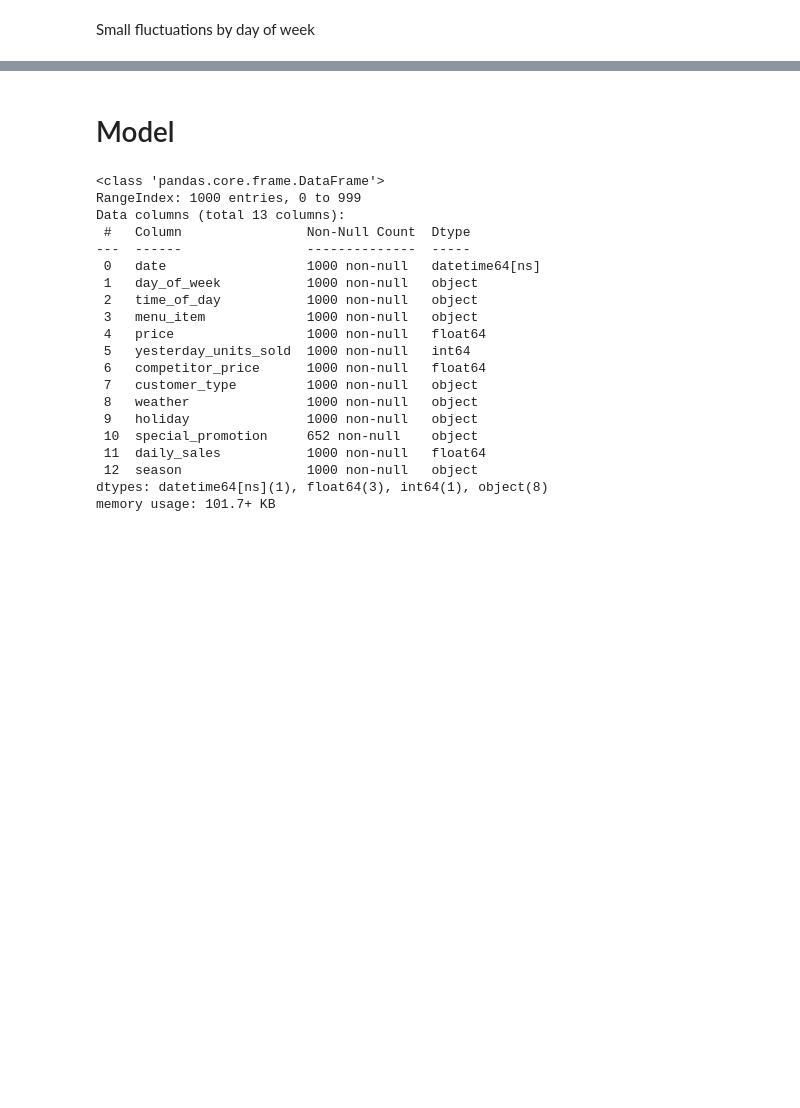
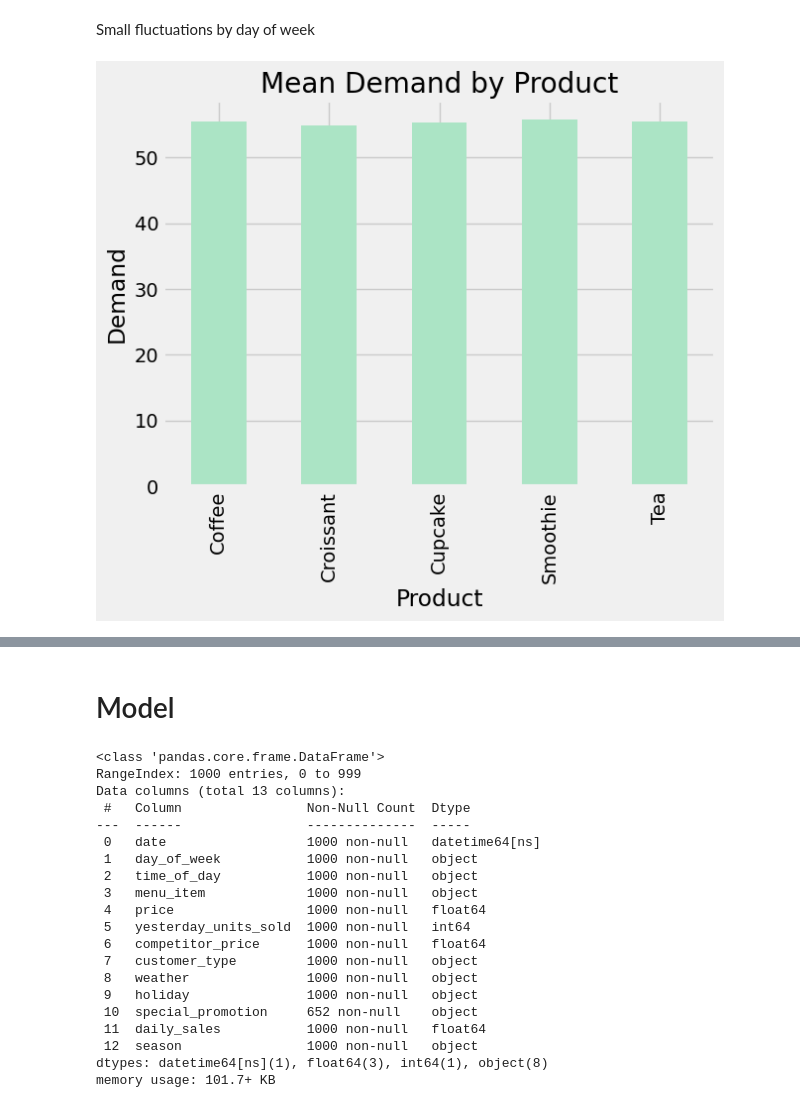
Before and after one commit to Marissa841/predictive_cafe_pricing, a Jupyter notebook: cafe_pricing.ipynb, the cells around one changed output, grey strips where cells are left out. Saved outputs shown, nothing was run; the diff lists cells and outputs as text; code cells hidden in the pictures; blank space fills up the shorter version.

```diff
--- a/cafe_pricing.ipynb
+++ b/cafe_pricing.ipynb
@@ -117,11 +121,14 @@ Small fluctuations by day of week
 # %%
 # demand by product
 
 with plt.style.context('fivethirtyeight'):
-    df.groupby('menu_item')['yesterday_units_sold'].mean().plot(kind='bar')
+    df.groupby('menu_item')['yesterday_units_sold'].mean().plot(kind='bar', color='#abe4c5')
     plt.ylabel('Demand')
     plt.xlabel('Product')
     plt.title('Mean Demand by Product')
+    plt.show()
+# %% [output]
+[figure, added]
 # %%
 # demand by weather
 
```
Also changed, not shown: parts of 5 cells of this notebook, 3 other files.
